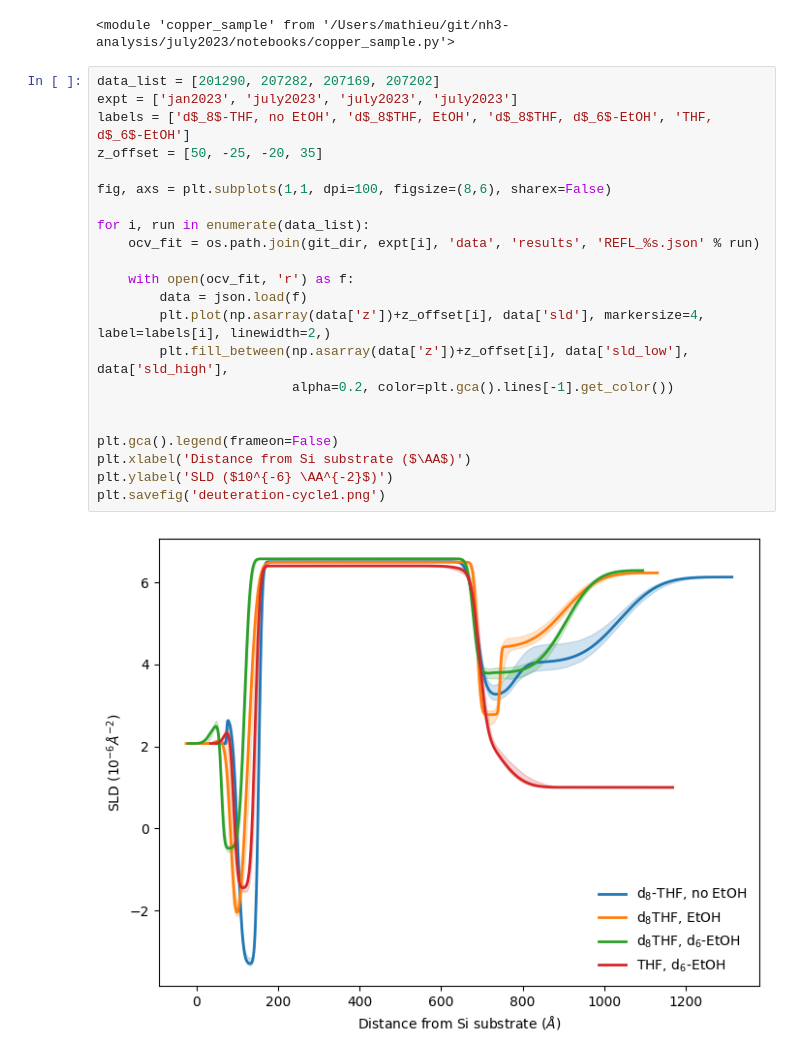
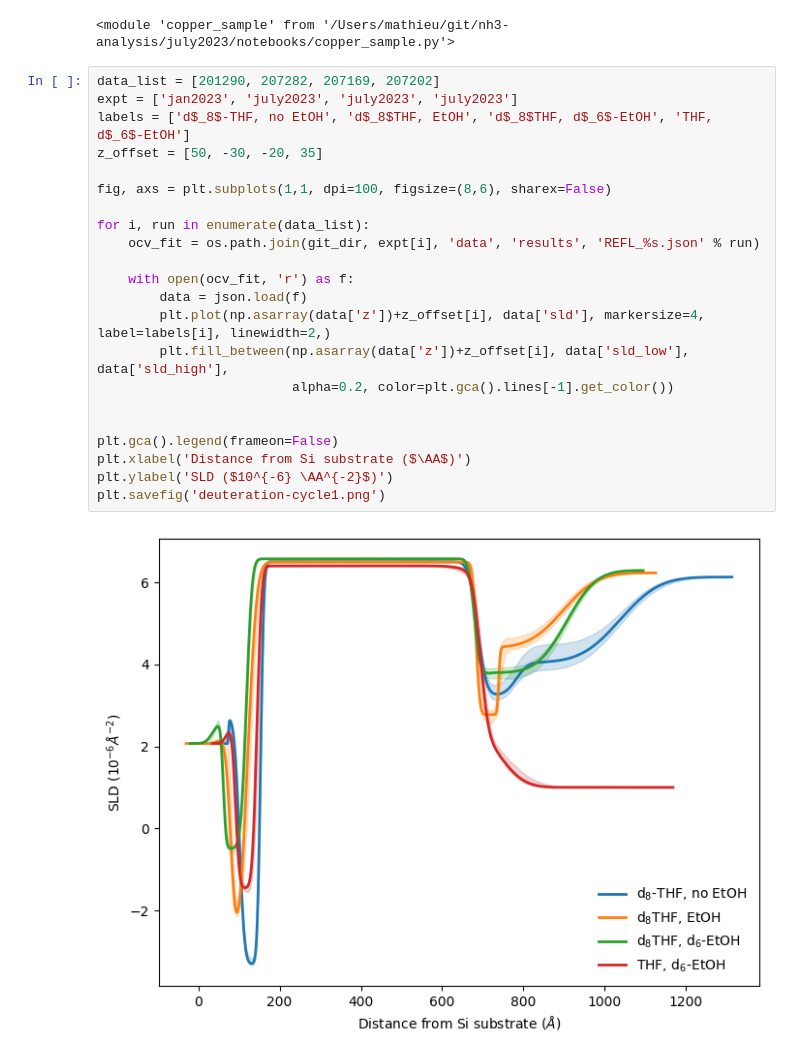
Before and after one commit to mdoucet/nh3-analysis, a Jupyter notebook: july2023/notebooks/Figure-3.ipynb, the cells around one changed output. Drawn from its saved outputs; the diff is of its cells as text.

```diff
--- a/july2023/notebooks/Figure-3.ipynb
+++ b/july2023/notebooks/Figure-3.ipynb
@@ -35,27 +35,27 @@ importlib.reload(cu)
 # %%
 data_list = [201290, 207282, 207169, 207202]
 expt = ['jan2023', 'july2023', 'july2023', 'july2023']
 labels = ['d$_8$-THF, no EtOH', 'd$_8$THF, EtOH', 'd$_8$THF, d$_6$-EtOH', 'THF, d$_6$-EtOH']
-z_offset = [50, -25, -20, 35]
+z_offset = [50, -30, -20, 35]
 
 fig, axs = plt.subplots(1,1, dpi=100, figsize=(8,6), sharex=False)
 
 for i, run in enumerate(data_list):
     ocv_fit = os.path.join(git_dir, expt[i], 'data', 'results', 'REFL_%s.json' % run)
 
     with open(ocv_fit, 'r') as f:
         data = json.load(f)
         plt.plot(np.asarray(data['z'])+z_offset[i], data['sld'], markersize=4, label=labels[i], linewidth=2,)
         plt.fill_between(np.asarray(data['z'])+z_offset[i], data['sld_low'], data['sld_high'],
                          alpha=0.2, color=plt.gca().lines[-1].get_color())
 
 
 plt.gca().legend(frameon=False)
 plt.xlabel('Distance from Si substrate ($\AA$)')
 plt.ylabel('SLD ($10^{-6} \AA^{-2}$)')
 plt.savefig('deuteration-cycle1.png')
 # %% [output]
-[figure, old version]
+[figure, new version]
 # %%
 data_list = [201298, 207296, 207177, 207210]
 expt = ['jan2023', 'july2023', 'july2023', 'july2023']
```
Also changed, not shown: parts of 2 cells of this notebook, 54 other files.
